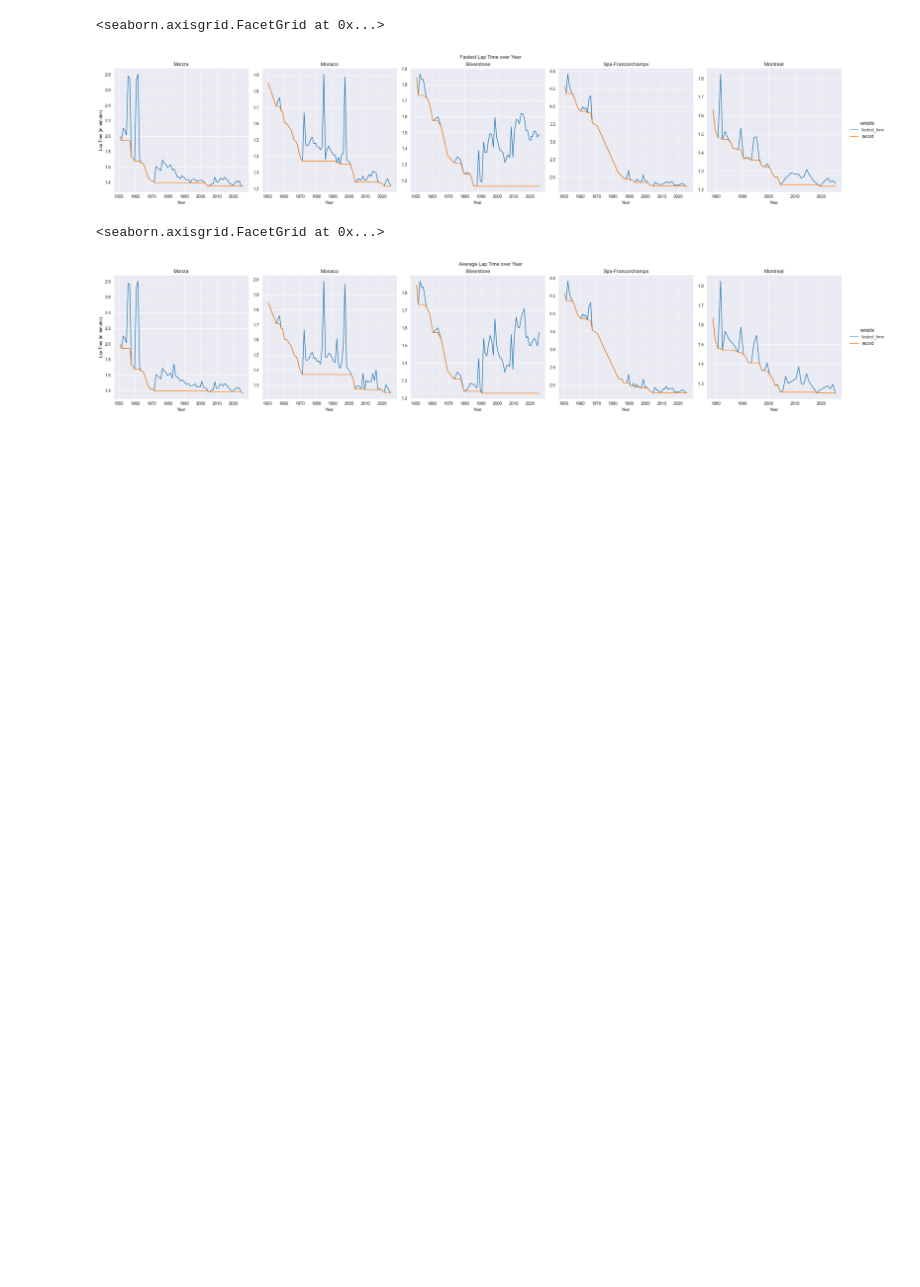
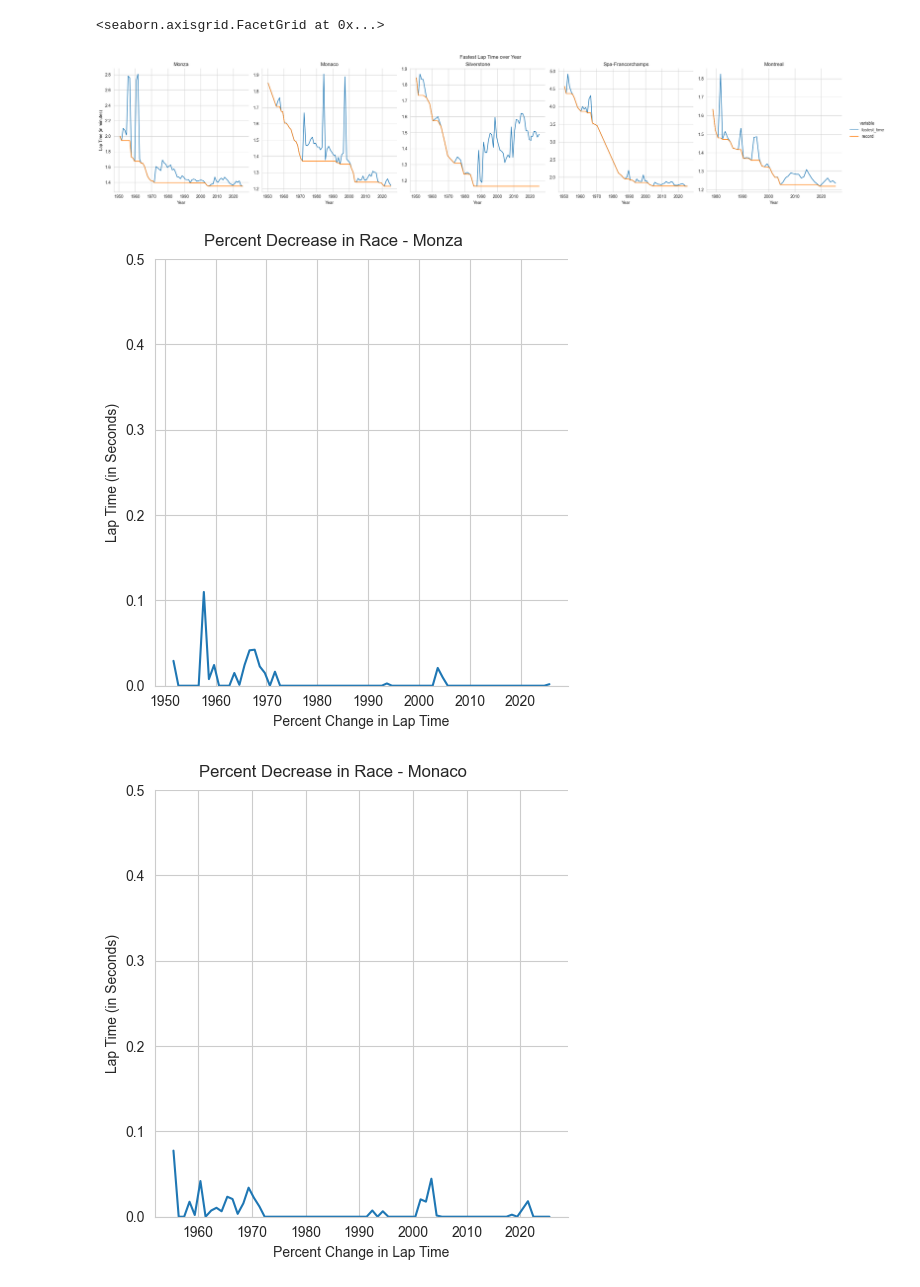
Before and after one commit to ttsudarshan/F1-Database, a Jupyter notebook: RaceDataAnalysis.ipynb, the cells around one changed output. Saved outputs shown, nothing was run; the diff lists cells and outputs as text; code cells hidden in the pictures; blank space fills up the shorter version.

```diff
--- a/RaceDataAnalysis.ipynb
+++ b/RaceDataAnalysis.ipynb
@@ -308,8 +368,14 @@ create_plot(lap_data_min, "Fastest Lap Time over Year")
 # %% [output]
 <seaborn.axisgrid.FacetGrid at 0x...>
 [figure]
-# %%
-create_plot(lap_data_avg, "Average Lap Time over Year")
-# %% [output]
-<seaborn.axisgrid.FacetGrid at 0x...>
-[figure, removed]
+# %%
+save_plot(
+    data_set=data_percent_change,
+    super_title="Percent Decrease in Race",
+    subfolder='pct_change/',
+    y_label='Percent Change in Lap Time',
+    y_lim = .5
+)
+# %% [output]
+[figure, added]
+[figure, added]
```
Also changed, not shown: parts of 8 cells of this notebook, 10 other files.
